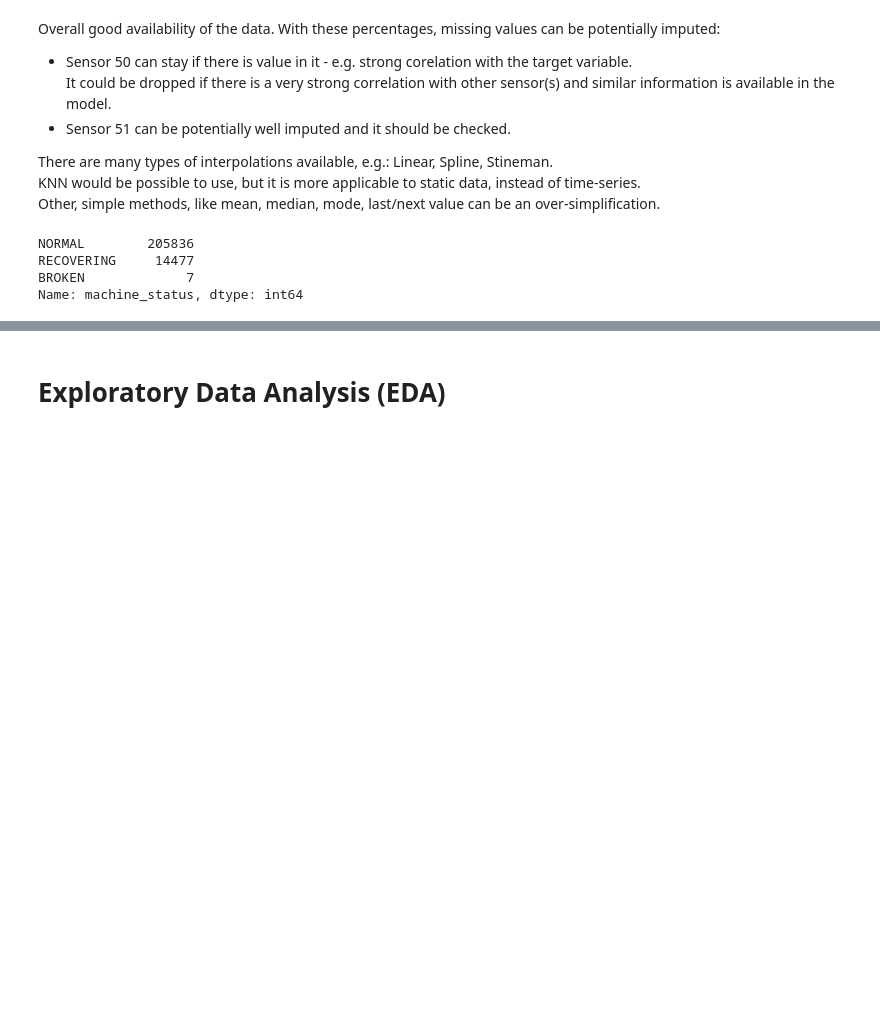
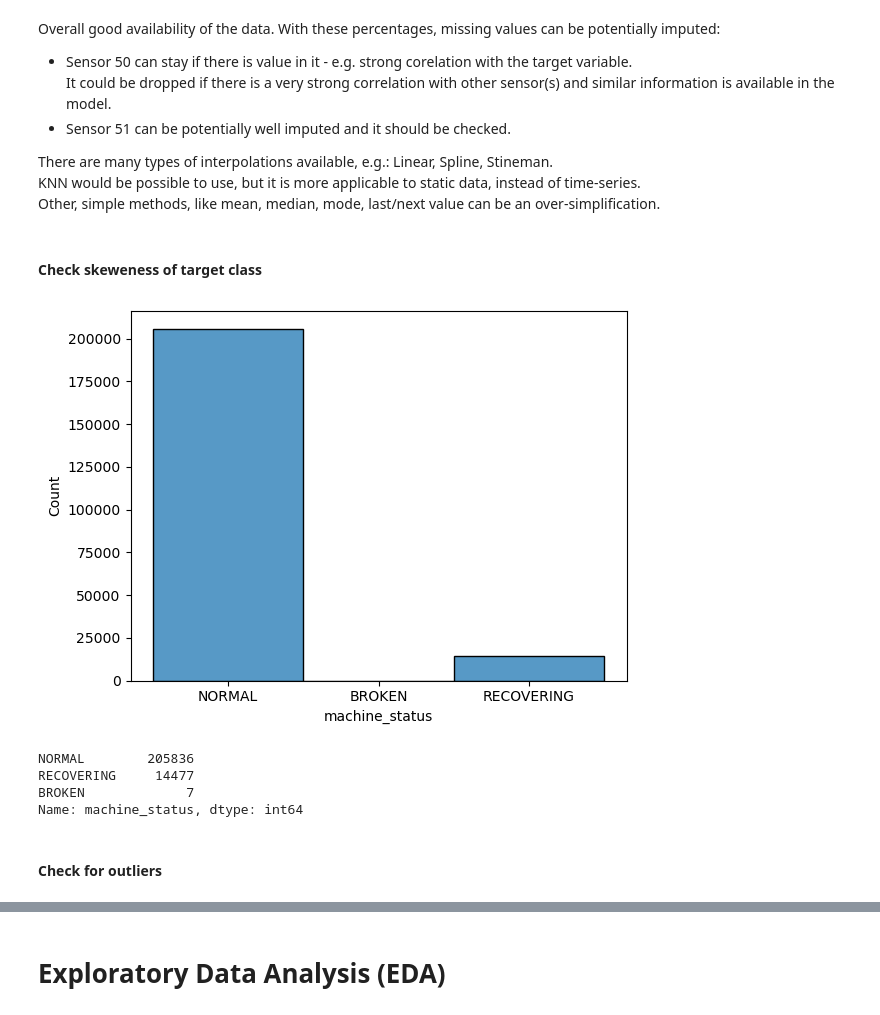
Before and after one commit to piotr-druzdzel/LSTM-for-Time-Series-Sensor-Data, a Jupyter notebook: main.ipynb, the cells around one changed output, grey strips where cells are left out. Saved outputs shown, nothing was run; the diff lists cells and outputs as text; code cells hidden in the pictures; blank space fills up the shorter version.

```diff
--- a/main.ipynb
+++ b/main.ipynb
@@ -122,6 +123,12 @@ It could be dropped if there is a very strong correlation with other sensor(s) a
 There are many types of interpolations available, e.g.: Linear, Spline, Stineman. <br>
 KNN would be possible to use, but it is more applicable to static data, instead of time-series. <br>
 Other, simple methods, like mean, median, mode, last/next value can be an over-simplification.
+# %% [markdown]
+#### Check skeweness of target class
+# %%
+sns.histplot(df.machine_status);
+# %% [output]
+[figure, added]
 # %%
 df.machine_status.value_counts()
 # %% [output]
@@ -129,3 +136,5 @@ NORMAL        205836
 RECOVERING     14477
 BROKEN             7
 Name: machine_status, dtype: int64
+# %% [markdown]
+#### Check for outliers
```
Also changed, not shown: parts of 11 cells of this notebook.
